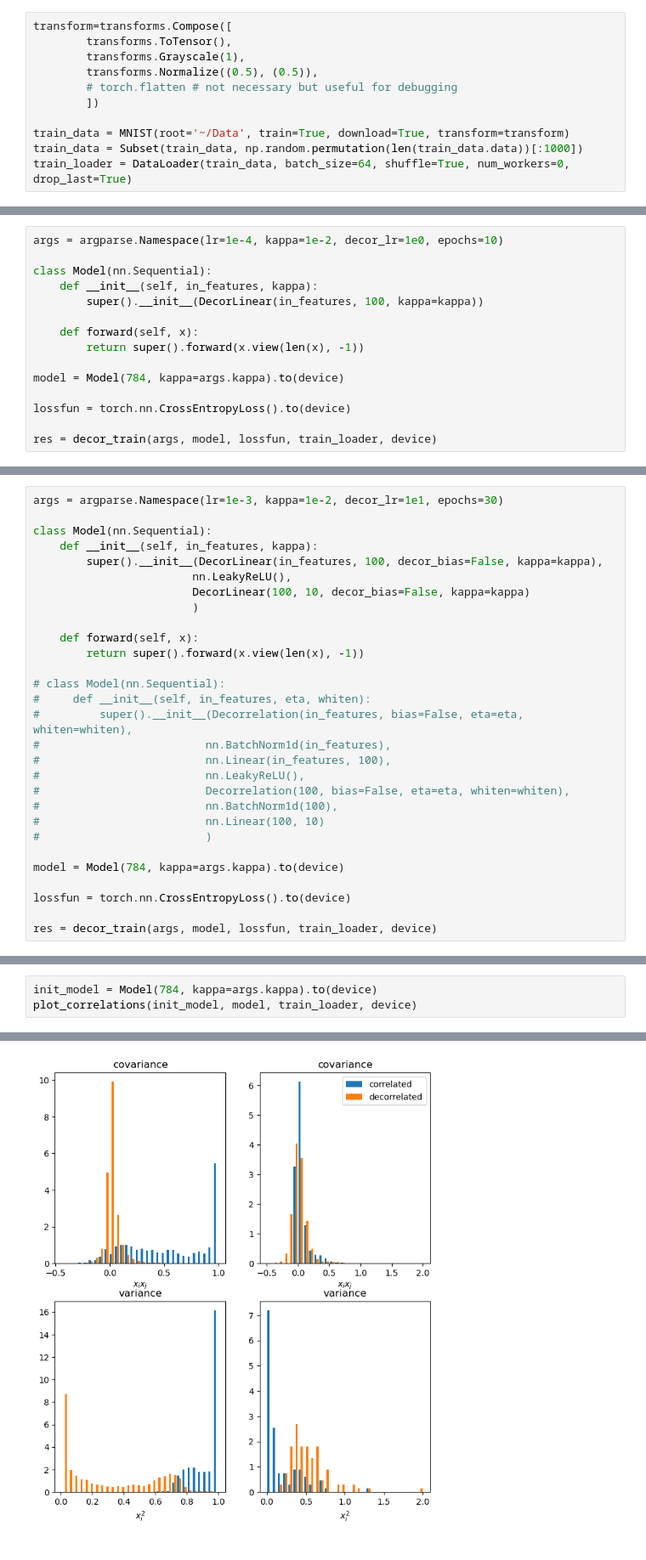
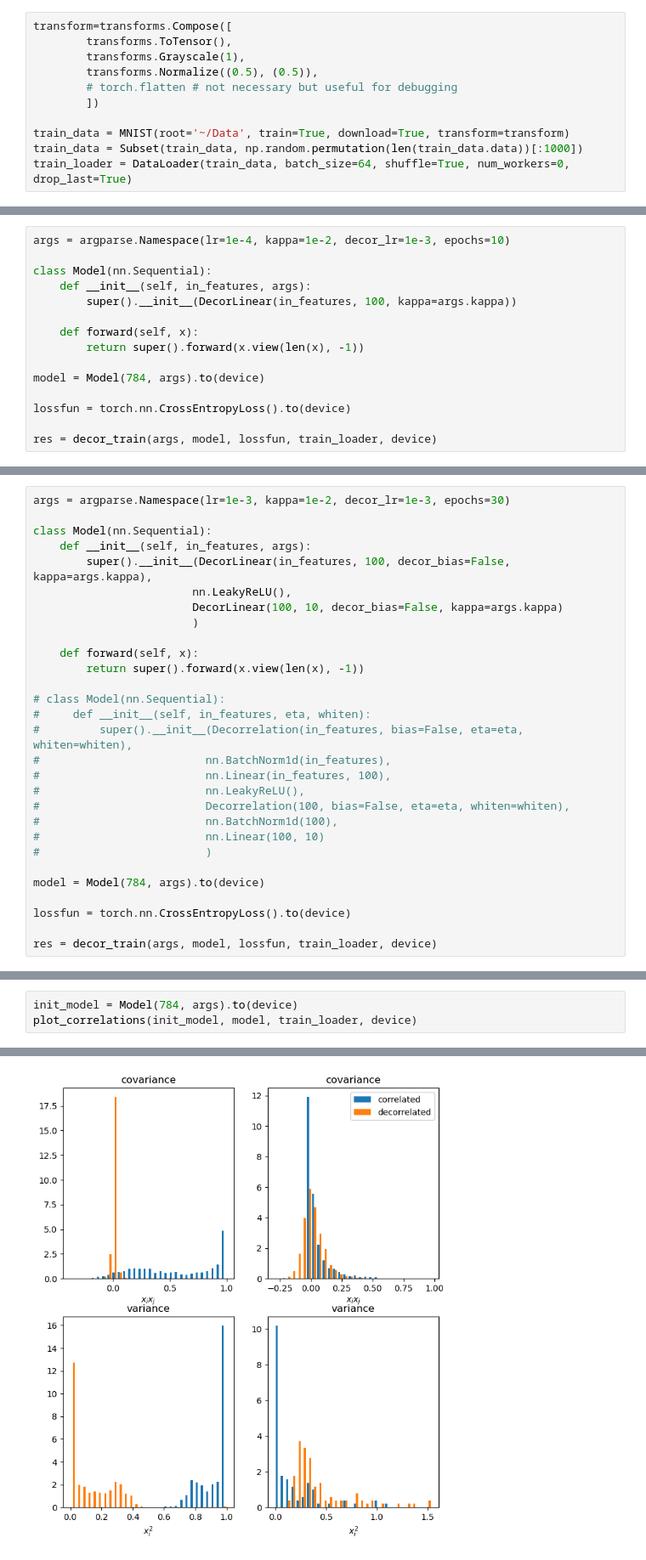
Before and after one commit to artcogsys/decorbp, a Jupyter notebook: examples/train_analysis.ipynb, the cells around one changed output, grey strips where cells are left out. Shown at 85% size. Drawn from its saved outputs; the diff is of its cells as text.

```diff
--- a/examples/train_analysis.ipynb
+++ b/examples/train_analysis.ipynb
@@ -70,14 +76,14 @@ mean variance after decorrelation: 0.71
 # %%
-args = argparse.Namespace(lr=1e-4, kappa=1e-2, decor_lr=1e0, epochs=10)
+args = argparse.Namespace(lr=1e-4, kappa=1e-2, decor_lr=1e-3, epochs=10)
 
 class Model(nn.Sequential):
-    def __init__(self, in_features, kappa):
-        super().__init__(DecorLinear(in_features, 100, kappa=kappa))
+    def __init__(self, in_features, args):
+        super().__init__(DecorLinear(in_features, 100, kappa=args.kappa))
 
     def forward(self, x):
         return super().forward(x.view(len(x), -1))
 
-model = Model(784, kappa=args.kappa).to(device)
+model = Model(784, args).to(device)
 
 lossfun = torch.nn.CrossEntropyLoss().to(device)
 
@@ -109,11 +115,11 @@ mean variance after decorrelation: 0.71
 # %%
-args = argparse.Namespace(lr=1e-3, kappa=1e-2, decor_lr=1e1, epochs=30)
+args = argparse.Namespace(lr=1e-3, kappa=1e-2, decor_lr=1e-3, epochs=30)
 
 class Model(nn.Sequential):
-    def __init__(self, in_features, kappa):
-        super().__init__(DecorLinear(in_features, 100, decor_bias=False, kappa=kappa),
+    def __init__(self, in_features, args):
+        super().__init__(DecorLinear(in_features, 100, decor_bias=False, kappa=args.kappa),
                         nn.LeakyReLU(),
-                        DecorLinear(100, 10, decor_bias=False, kappa=kappa)
+                        DecorLinear(100, 10, decor_bias=False, kappa=args.kappa)
                         )
 
     def forward(self, x):
@@ -130,7 +136,7 @@ class Model(nn.Sequential):
 #                         nn.Linear(100, 10)
 #                         )
 
-model = Model(784, kappa=args.kappa).to(device)
+model = Model(784, args).to(device)
 
 lossfun = torch.nn.CrossEntropyLoss().to(device)
 
@@ -156,5 +162,5 @@ epoch 30        time:0.326 s    bp loss: 0.124667       decorrelation loss: 0.60
 # %%
-init_model = Model(784, kappa=args.kappa).to(device)
+init_model = Model(784, args).to(device)
 plot_correlations(init_model, model, train_loader, device)
 # %% [output]
 layer 1:
@@ -175 +181 @@ mean variance after decorrelation: 0.53
-[figure, old version]
+[figure, new version]
```
Also changed, not shown: parts of 6 cells of this notebook, 6 other files.
